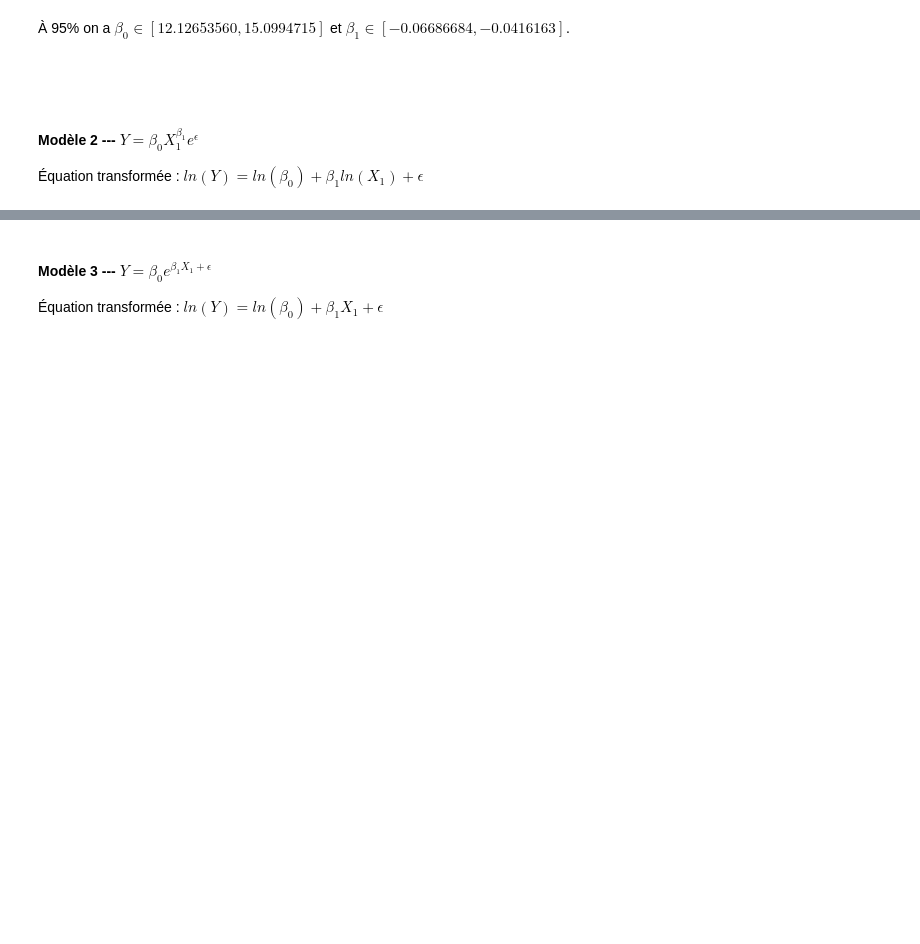
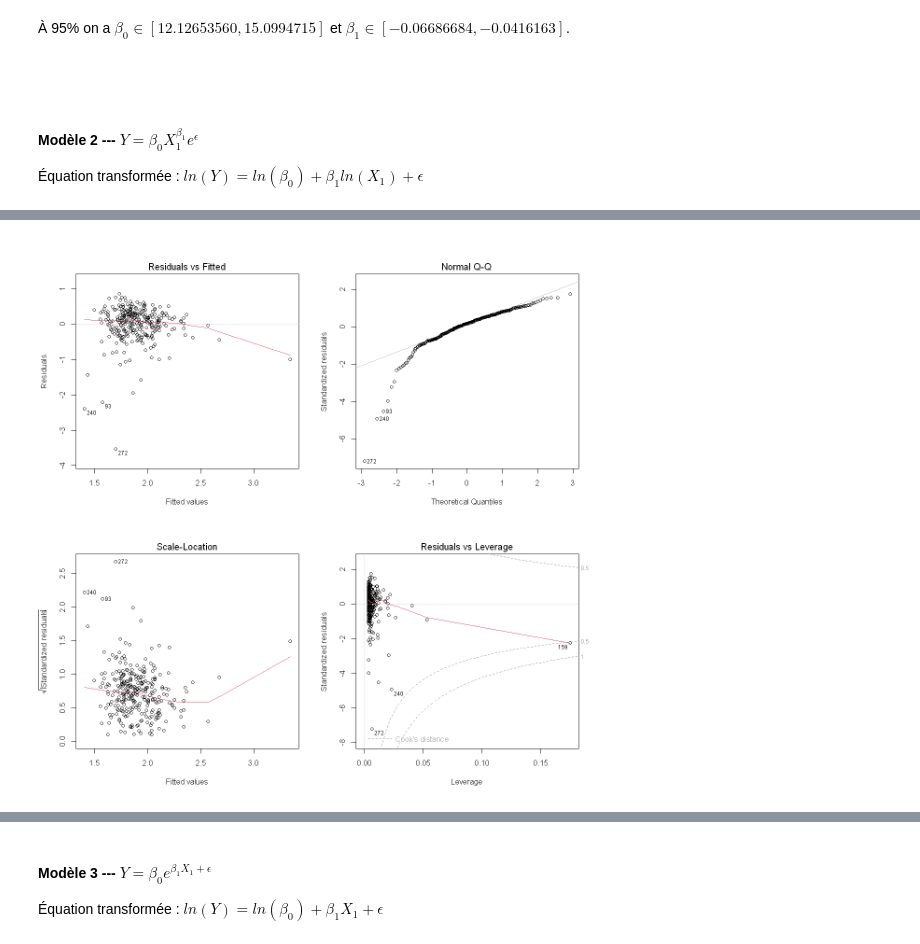
Before and after one commit to Julien9969/Devoir_MTH2302D, a Jupyter notebook: DevoirMTH2302D.ipynb, the cells around one changed output, grey strips where cells are left out. Cells and saved outputs as stored; diff of their text form; code cells hidden in the pictures; blank space fills up the shorter version.

```diff
--- a/DevoirMTH2302D.ipynb
+++ b/DevoirMTH2302D.ipynb
@@ -417,0 +467,5 @@ A matrix: 2 × 2 of type dbl
+# %%
+par(mfrow = c(2,2))
+plot(linModel2)
+# %% [output]
+[figure, added]
```
Also changed, not shown: parts of 14 cells of this notebook.
